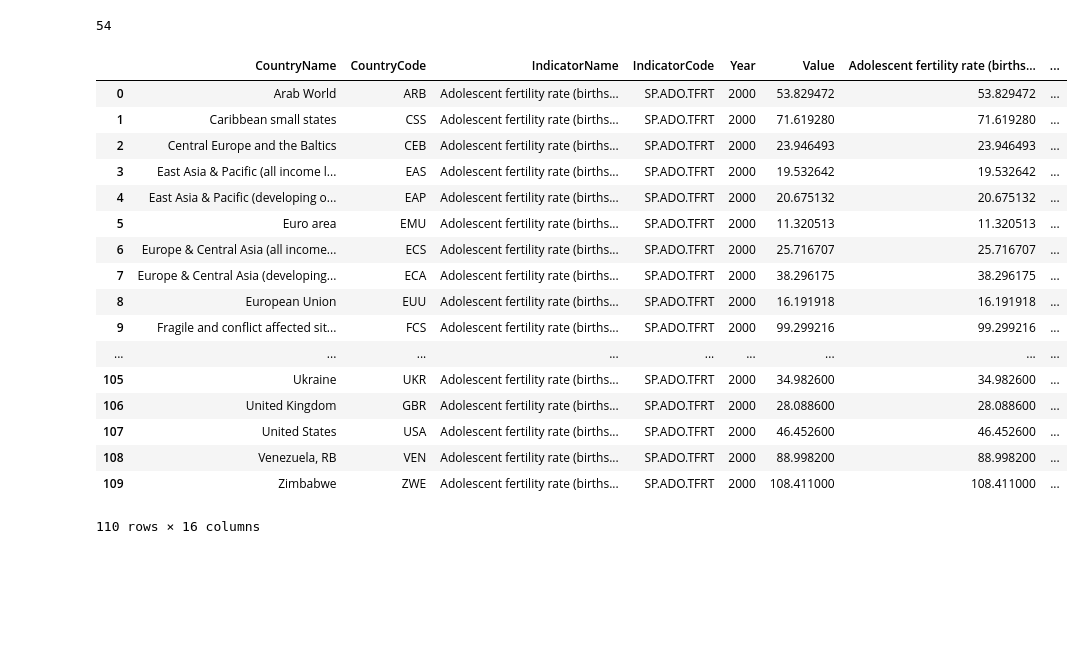
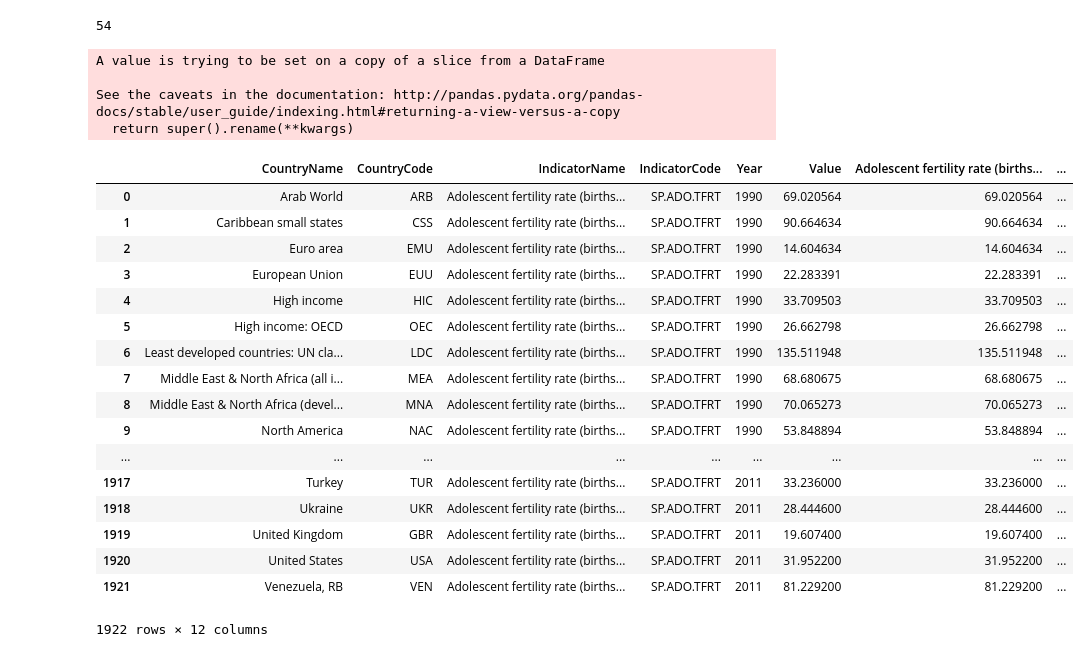
Before and after one commit to soyoungpark9187/ML_termProject, a Jupyter notebook: input/algorithm.ipynb, the cells around one changed output. Saved outputs shown, nothing was run; the diff lists cells and outputs as text; code cells hidden in the pictures; blank space fills up the shorter version.

```diff
--- a/input/algorithm.ipynb
+++ b/input/algorithm.ipynb
@@ -99,37 +100,41 @@ target = data[data['IndicatorName']==target_id]
 # %%
 merged = data[data['IndicatorName']==target_id]
 
 for i in rel_columns_8:
     target = data[data['IndicatorName']==i]
     target.rename(columns={"Value": i}, inplace = True)
     target=target.drop(columns=['IndicatorCode', 'IndicatorName', 'CountryName'])
 #    print(target.head())
     merged_bef = merged
     merged = pd.merge(merged, target)
-    if len(merged) < 100:
+    if len(merged) < 500:
         merged = merged_bef
 #    print(merged.head())
 
 merged
 # %% [output]
+A value is trying to be set on a copy of a slice from a DataFrame
+
+See the caveats in the documentation: http://pandas.pydata.org/pandas-docs/stable/user_guide/indexing.html#returning-a-view-versus-a-copy
+  return super().rename(**kwargs)
 |  | CountryName | CountryCode | IndicatorName | IndicatorCode | Year | Value | Adolescent fertility rate (births... | ... |
-| 0 | Arab World | ARB | Adolescent fertility rate (births... | SP.ADO.TFRT | 2000 | 53.829472 | 53.829472 | ... |
-| 1 | Caribbean small states | CSS | Adolescent fertility rate (births... | SP.ADO.TFRT | 2000 | 71.619280 | 71.619280 | ... |
-| 2 | Central Europe and the Baltics | CEB | Adolescent fertility rate (births... | SP.ADO.TFRT | 2000 | 23.946493 | 23.946493 | ... |
-| 3 | East Asia & Pacific (all income l... | EAS | Adolescent fertility rate (births... | SP.ADO.TFRT | 2000 | 19.532642 | 19.532642 | ... |
-| 4 | East Asia & Pacific (developing o... | EAP | Adolescent fertility rate (births... | SP.ADO.TFRT | 2000 | 20.675132 | 20.675132 | ... |
-| 5 | Euro area | EMU | Adolescent fertility rate (births... | SP.ADO.TFRT | 2000 | 11.320513 | 11.320513 | ... |
-| 6 | Europe & Central Asia (all income... | ECS | Adolescent fertility rate (births... | SP.ADO.TFRT | 2000 | 25.716707 | 25.716707 | ... |
-| 7 | Europe & Central Asia (developing... | ECA | Adolescent fertility rate (births... | SP.ADO.TFRT | 2000 | 38.296175 | 38.296175 | ... |
-| 8 | European Union | EUU | Adolescent fertility rate (births... | SP.ADO.TFRT | 2000 | 16.191918 | 16.191918 | ... |
-| 9 | Fragile and conflict affected sit... | FCS | Adolescent fertility rate (births... | SP.ADO.TFRT | 2000 | 99.299216 | 99.299216 | ... |
+| 0 | Arab World | ARB | Adolescent fertility rate (births... | SP.ADO.TFRT | 1990 | 69.020564 | 69.020564 | ... |
+| 1 | Caribbean small states | CSS | Adolescent fertility rate (births... | SP.ADO.TFRT | 1990 | 90.664634 | 90.664634 | ... |
+| 2 | Euro area | EMU | Adolescent fertility rate (births... | SP.ADO.TFRT | 1990 | 14.604634 | 14.604634 | ... |
+| 3 | European Union | EUU | Adolescent fertility rate (births... | SP.ADO.TFRT | 1990 | 22.283391 | 22.283391 | ... |
+| 4 | High income | HIC | Adolescent fertility rate (births... | SP.ADO.TFRT | 1990 | 33.709503 | 33.709503 | ... |
+| 5 | High income: OECD | OEC | Adolescent fertility rate (births... | SP.ADO.TFRT | 1990 | 26.662798 | 26.662798 | ... |
+| 6 | Least developed countries: UN cla... | LDC | Adolescent fertility rate (births... | SP.ADO.TFRT | 1990 | 135.511948 | 135.511948 | ... |
+| 7 | Middle East & North Africa (all i... | MEA | Adolescent fertility rate (births... | SP.ADO.TFRT | 1990 | 68.680675 | 68.680675 | ... |
+| 8 | Middle East & North Africa (devel... | MNA | Adolescent fertility rate (births... | SP.ADO.TFRT | 1990 | 70.065273 | 70.065273 | ... |
+| 9 | North America | NAC | Adolescent fertility rate (births... | SP.ADO.TFRT | 1990 | 53.848894 | 53.848894 | ... |
 | ... | ... | ... | ... | ... | ... | ... | ... | ... |
-| 105 | Ukraine | UKR | Adolescent fertility rate (births... | SP.ADO.TFRT | 2000 | 34.982600 | 34.982600 | ... |
-| 106 | United Kingdom | GBR | Adolescent fertility rate (births... | SP.ADO.TFRT | 2000 | 28.088600 | 28.088600 | ... |
-| 107 | United States | USA | Adolescent fertility rate (births... | SP.ADO.TFRT | 2000 | 46.452600 | 46.452600 | ... |
-| 108 | Venezuela, RB | VEN | Adolescent fertility rate (births... | SP.ADO.TFRT | 2000 | 88.998200 | 88.998200 | ... |
-| 109 | Zimbabwe | ZWE | Adolescent fertility rate (births... | SP.ADO.TFRT | 2000 | 108.411000 | 108.411000 | ... |
+| 1917 | Turkey | TUR | Adolescent fertility rate (births... | SP.ADO.TFRT | 2011 | 33.236000 | 33.236000 | ... |
+| 1918 | Ukraine | UKR | Adolescent fertility rate (births... | SP.ADO.TFRT | 2011 | 28.444600 | 28.444600 | ... |
+| 1919 | United Kingdom | GBR | Adolescent fertility rate (births... | SP.ADO.TFRT | 2011 | 19.607400 | 19.607400 | ... |
+| 1920 | United States | USA | Adolescent fertility rate (births... | SP.ADO.TFRT | 2011 | 31.952200 | 31.952200 | ... |
+| 1921 | Venezuela, RB | VEN | Adolescent fertility rate (births... | SP.ADO.TFRT | 2011 | 81.229200 | 81.229200 | ... |
-110 rows × 16 columns
+1922 rows × 12 columns
 # %%
 merged = data[data['IndicatorName']==target_id]
 
```
Also changed, not shown: parts of 22 cells of this notebook.
